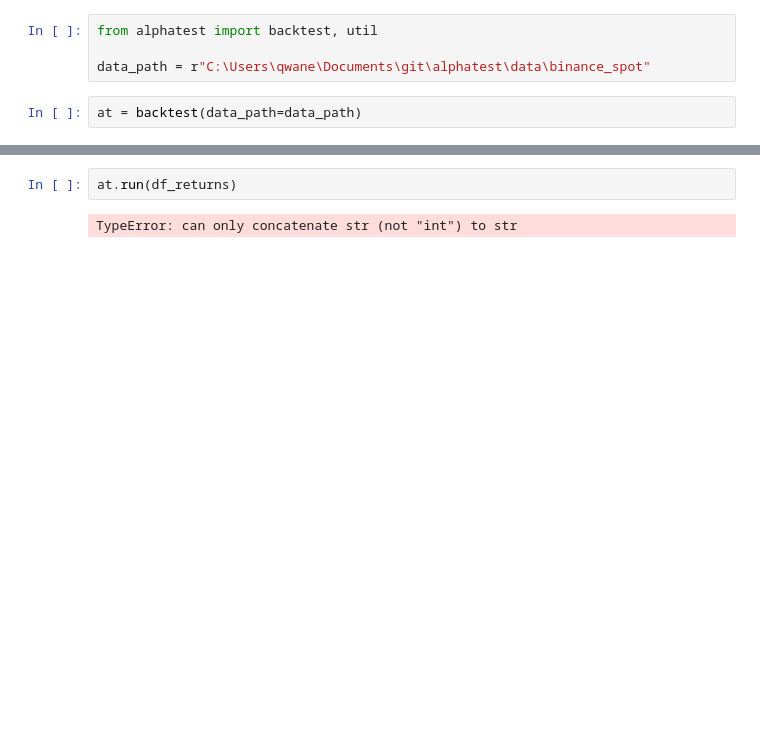
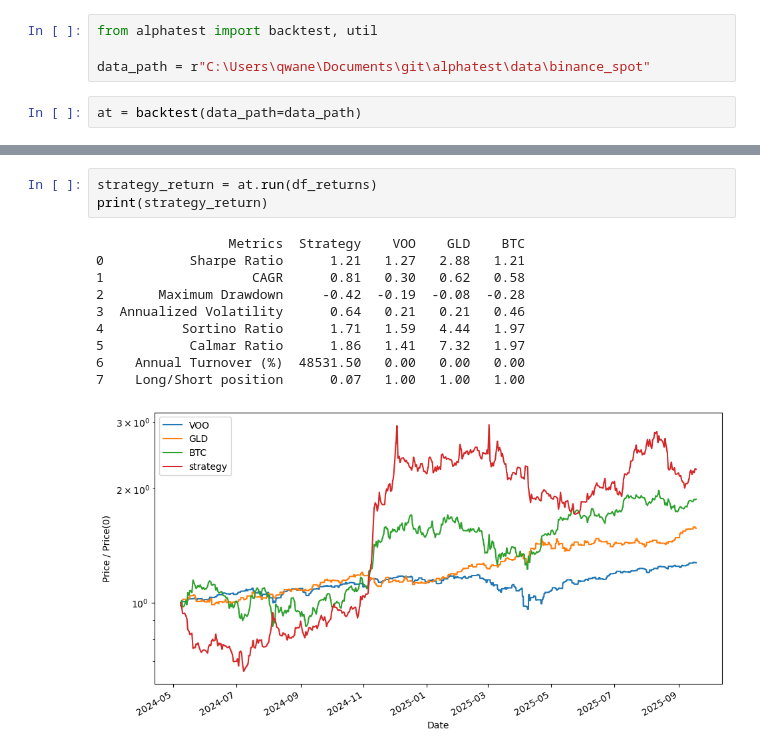
Before and after one commit to utilmon/alphatest, a Jupyter notebook: examples/mean_reversion.ipynb, the cells around one changed output, grey strips where cells are left out. Saved outputs shown, nothing was run; the diff lists cells and outputs as text; blank space fills up the shorter version.

```diff
--- a/examples/mean_reversion.ipynb
+++ b/examples/mean_reversion.ipynb
@@ -24,4 +25,14 @@ df_returns
 # %%
-at.run(df_returns)
+strategy_return = at.run(df_returns)
+print(strategy_return)
 # %% [output]
-TypeError: can only concatenate str (not "int") to str
+                 Metrics  Strategy    VOO    GLD    BTC
+0           Sharpe Ratio      1.21   1.27   2.88   1.21
+1                   CAGR      0.81   0.30   0.62   0.58
+2       Maximum Drawdown     -0.42  -0.19  -0.08  -0.28
+3  Annualized Volatility      0.64   0.21   0.21   0.46
+4          Sortino Ratio      1.71   1.59   4.44   1.97
+5           Calmar Ratio      1.86   1.41   7.32   1.97
+6    Annual Turnover (%)  48531.50   0.00   0.00   0.00
+7    Long/Short position      0.07   1.00   1.00   1.00
+[figure, added]
```
Also changed, not shown: parts of 2 cells of this notebook, 1 other file.
